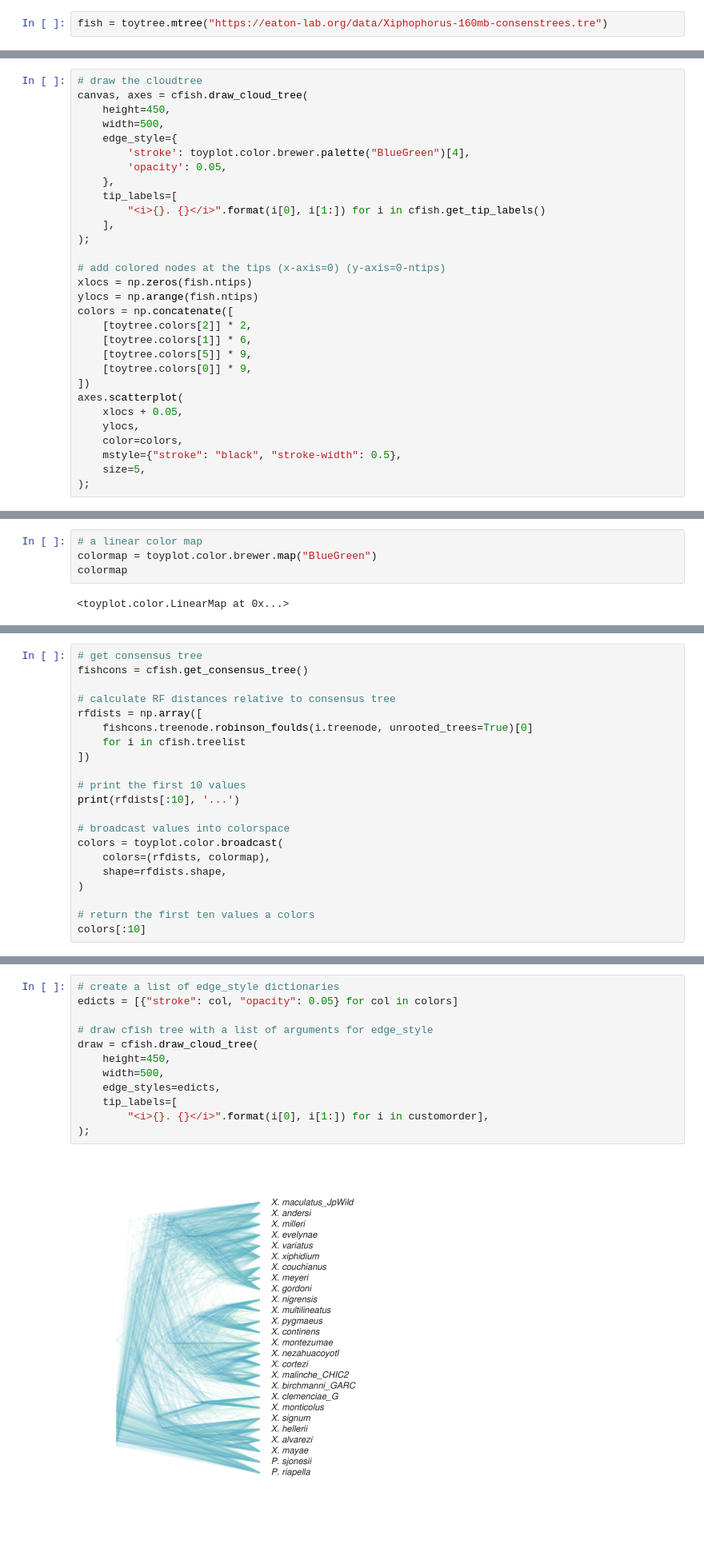
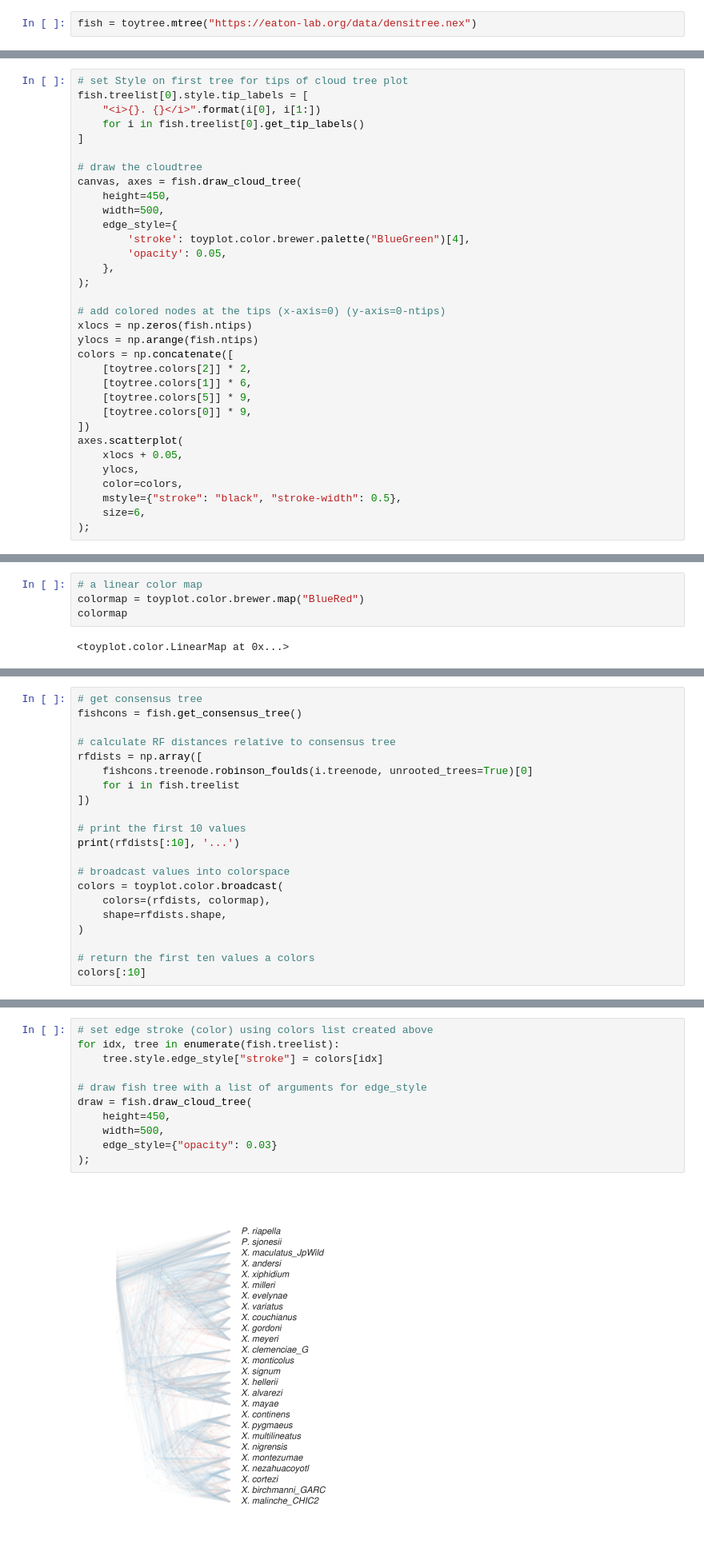
Before and after one commit to eaton-lab/toytree, a Jupyter notebook: docs/7-multitrees.ipynb, the cells around one changed output, grey strips where cells are left out. Shown at 80% size. Saved outputs shown, nothing was run; the diff lists cells and outputs as text.

```diff
--- a/docs/7-multitrees.ipynb
+++ b/docs/7-multitrees.ipynb
@@ -132,7 +143,7 @@ c, a = mtre0.draw_cloud_tree(
 ### Example: <i>Xiphophorus fishes</i>
 Data set for reconstructing a densitree figure from [Cui et al. (2013)](https://datadryad.org/resource/doi:10.5061/dryad.8bt72/1). I've taken the nexus file from the paper's dryad repository and converted it to newick and saved it online so it can be easily downloaded. The file contains 160 trees representing mrbayes consensus trees inferred for different genomic regions.
 # %%
-fish = toytree.mtree("https://eaton-lab.org/data/Xiphophorus-160mb-consenstrees.tre")
+fish = toytree.mtree("https://eaton-lab.org/data/densitree.nex")
 # %%
 fish.draw_tree_grid(
     height=300,
@@ -220,17 +230,20 @@ cfish.draw_tree_grid(
 #### CloudTree Styling
 CloudTree drawings can use the same style arguments as ToyTrees drawings. For example, the `edge_style` dictionary can be used to modify the edge colors (stroke) and opacity. Here I fancy up the tip names a bit as well and add some additional points at the tips of the tree using the toyplot scatterplot function. The finished figure looks quite similar to the published figure in Cui et al. (2013).
 # %%
+# set Style on first tree for tips of cloud tree plot
+fish.treelist[0].style.tip_labels = [
+    "<i>{}. {}</i>".format(i[0], i[1:])
+    for i in fish.treelist[0].get_tip_labels()
+]
+
 # draw the cloudtree
-canvas, axes = cfish.draw_cloud_tree(
+canvas, axes = fish.draw_cloud_tree(
     height=450,
     width=500,
     edge_style={
         'stroke': toyplot.color.brewer.palette("BlueGreen")[4],
         'opacity': 0.05,
     },
-    tip_labels=[
-        "<i>{}. {}</i>".format(i[0], i[1:]) for i in cfish.get_tip_labels()
-    ],
 );
 
 # add colored nodes at the tips (x-axis=0) (y-axis=0-ntips)
@@ -247,6 +260,6 @@ axes.scatterplot(
     ylocs,
     color=colors,
     mstyle={"stroke": "black", "stroke-width": 0.5},
-    size=5,
+    size=6,
 );
 # %% [output]
@@ -266,7 +279,7 @@ cfish.write("fish-trees.tre")
 MultiTrees objects are really useful for comparing tree topologies, especially when combined with CloudTree drawings and TreeNode calculations for comparing trees. In the examples below I create plots that color trees differently depending on their topology.
 # %%
 # a linear color map
-colormap = toyplot.color.brewer.map("BlueGreen")
+colormap = toyplot.color.brewer.map("BlueRed")
 colormap
 # %% [output]
 <toyplot.color.LinearMap at 0x...>
@@ -274,12 +287,12 @@ colormap
 Using the colormap above, we'll color each tree as a continuous variable where darker indicates that the topology has a greater number of differences compared to the majority-rule consensus topology. We can calculate this using the Robinson-Foulds distance function.
 # %%
 # get consensus tree
-fishcons = cfish.get_consensus_tree()
+fishcons = fish.get_consensus_tree()
 
 # calculate RF distances relative to consensus tree
 rfdists = np.array([
     fishcons.treenode.robinson_foulds(i.treenode, unrooted_trees=True)[0]
-    for i in cfish.treelist
+    for i in fish.treelist
 ])
 
 # print the first 10 values
@@ -311,14 +324,13 @@ CloudTrees take an extra argument `edge_styles`, which is different from the nor
 # %%
-# create a list of edge_style dictionaries
-edicts = [{"stroke": col, "opacity": 0.05} for col in colors]
+# set edge stroke (color) using colors list created above
+for idx, tree in enumerate(fish.treelist):
+    tree.style.edge_style["stroke"] = colors[idx]
 
-# draw cfish tree with a list of arguments for edge_style
-draw = cfish.draw_cloud_tree(
+# draw fish tree with a list of arguments for edge_style
+draw = fish.draw_cloud_tree(
     height=450,
     width=500,
-    edge_styles=edicts,
-    tip_labels=[
-        "<i>{}. {}</i>".format(i[0], i[1:]) for i in customorder],
+    edge_style={"opacity": 0.03}
 );
 # %% [output]
-[figure, old version]
+[figure, new version]
```
Also changed, not shown: parts of 27 cells of this notebook, 5 other files.
